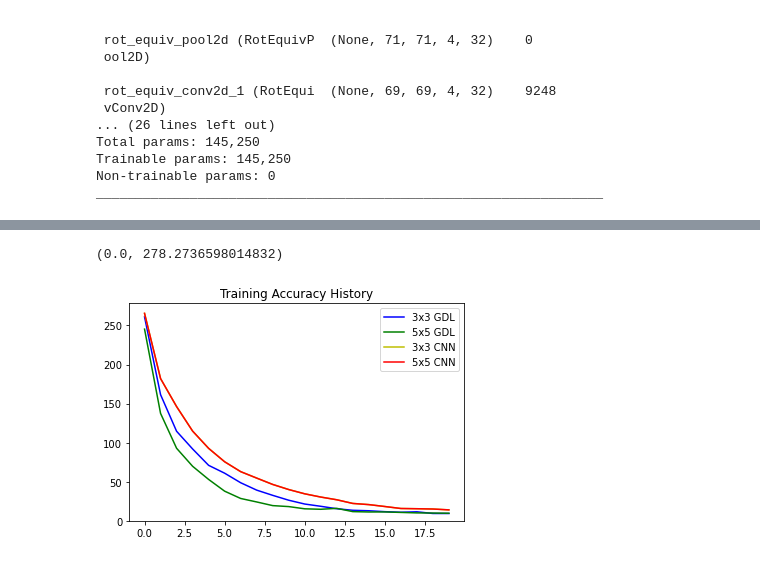
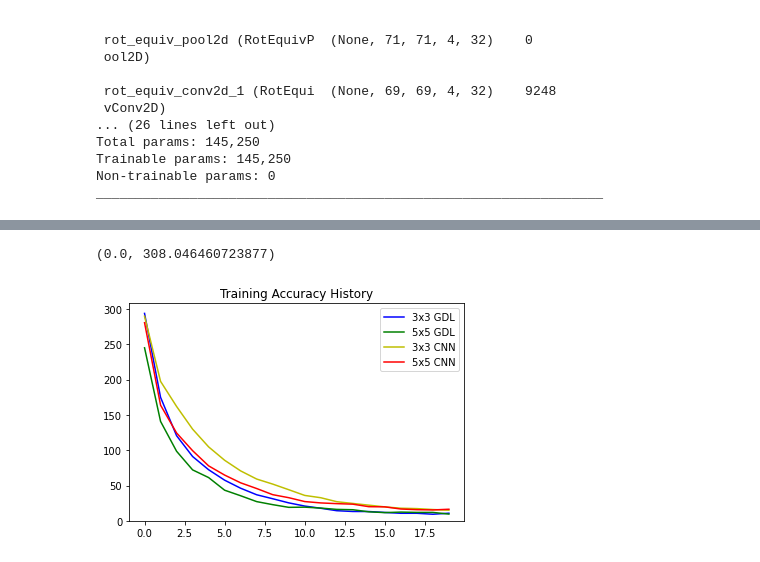
Before and after one commit to zyjux/gdl-storm-mode, a Jupyter notebook: notebooks/rot_inv_CNN_3v5_filters.ipynb, the cells around one changed output, grey strips where cells are left out. Cells and saved outputs as stored; diff of their text form; code cells hidden in the pictures.

```diff
--- a/notebooks/rot_inv_CNN_3v5_filters.ipynb
+++ b/notebooks/rot_inv_CNN_3v5_filters.ipynb
@@ -413,15 +411,15 @@ ax.set_ylim(bottom=0)
 # %%
 a = plt.plot(gdl3_history.history['loss'], 'b', label='3x3 GDL')
 b = plt.plot(gdl5_history.history['loss'], 'g', label='5x5 GDL')
 c = plt.plot(cnn3_history.history['loss'], 'y', label='3x3 CNN')
-d = plt.plot(cnn3_history.history['loss'], 'r', label='5x5 CNN')
+d = plt.plot(cnn5_history.history['loss'], 'r', label='5x5 CNN')
 plt.legend()
 plt.title("Training Accuracy History")
 ax = plt.gca()
 ax.set_ylim(bottom=0)
 # %% [output]
-(0.0, 278.2736598014832)
+(0.0, 308.046460723877)
-[figure, old version]
+[figure, new version]
 # %%
 a = plt.plot(gdl3_history.history['val_loss'], 'b--', label='3x3 GDL')
 b = plt.plot(gdl5_history.history['val_loss'], 'g--', label='5x5 GDL')
```
Also changed, not shown: parts of 14 cells of this notebook.
